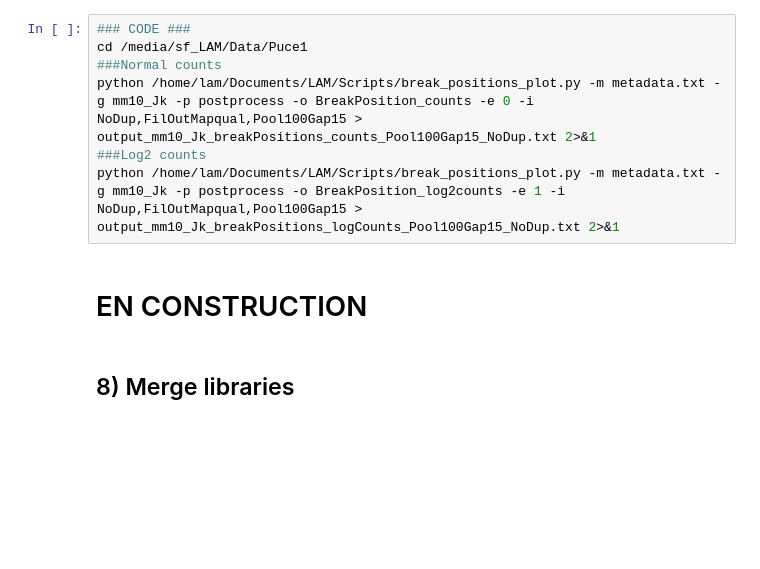
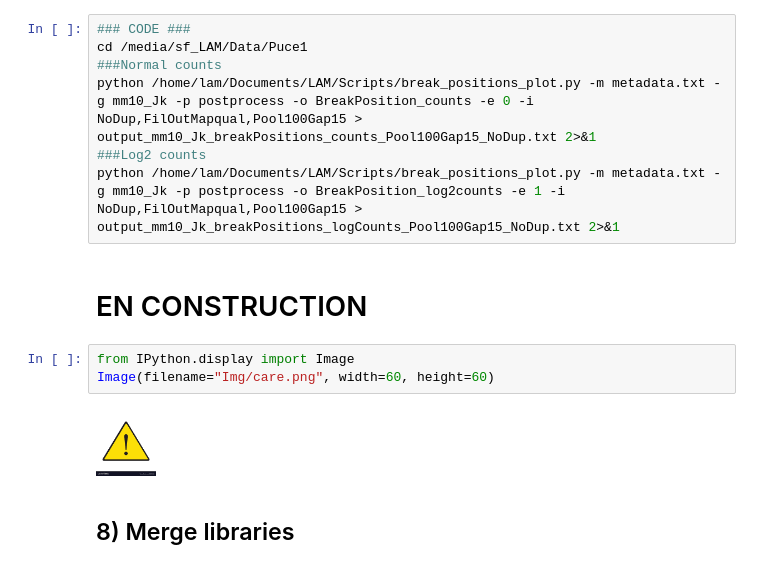
Before and after one commit to Baboon61/LAM, a Jupyter notebook: LAM.ipynb, the cells around one changed output. Saved outputs shown, nothing was run; the diff lists cells and outputs as text; blank space fills up the shorter version.

Commit message:
try image

```diff
--- a/LAM.ipynb
+++ b/LAM.ipynb
@@ -1457,6 +1457,11 @@ python /home/lam/Documents/LAM/Scripts/break_positions_plot.py -m metadata.txt -
 python /home/lam/Documents/LAM/Scripts/break_positions_plot.py -m metadata.txt -g mm10_Jk -p postprocess -o BreakPosition_log2counts -e 1 -i NoDup,FilOutMapqual,Pool100Gap15 > output_mm10_Jk_breakPositions_logCounts_Pool100Gap15_NoDup.txt 2>&1
 # %% [markdown]
 # EN CONSTRUCTION
+# %%
+from IPython.display import Image
+Image(filename="Img/care.png", width=60, height=60)
+# %% [output]
+[figure, added]
 # %% [markdown]
 ## 8) Merge libraries
 # %% [markdown]
```
